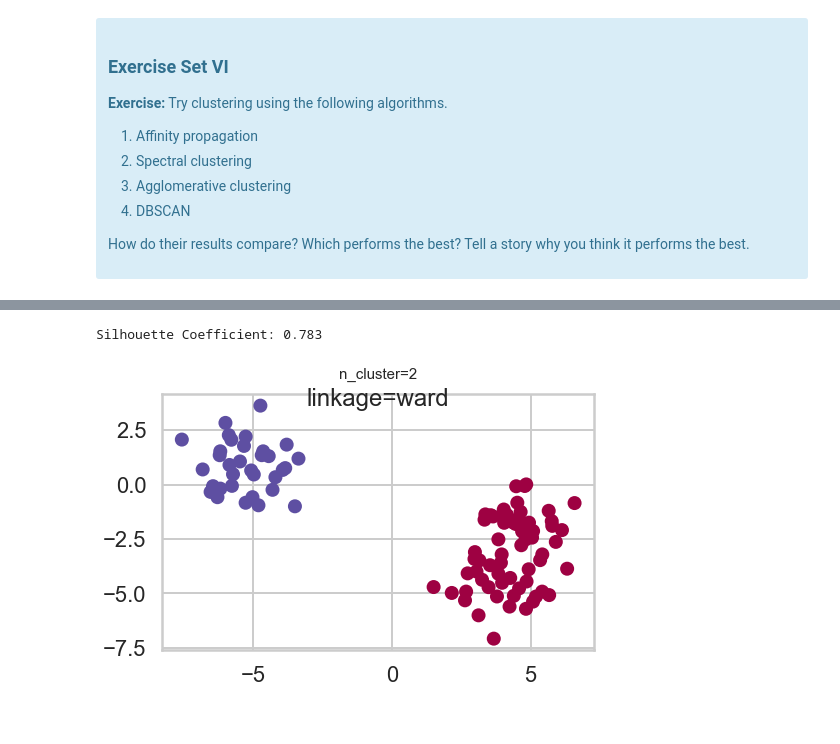
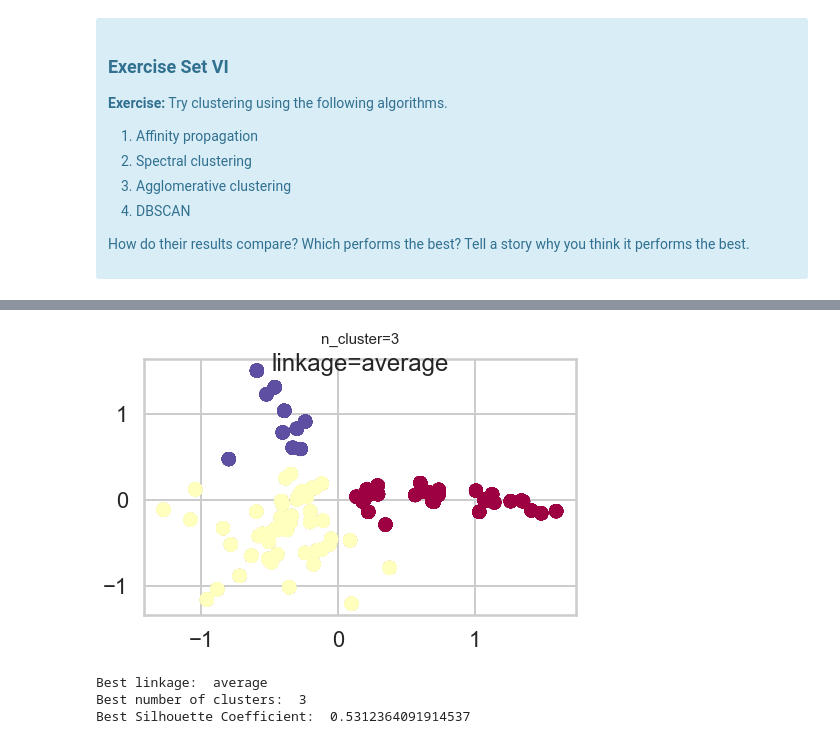
Before and after one commit to nicholehartz/Clustering-Case-Study, a Jupyter notebook: Clustering Case Study - Customer Segmentation with K-Means - Tier 3.ipynb, the cells around one changed output, grey strips where cells are left out. Drawn from its saved outputs; the diff is of its cells as text; code cells hidden in the pictures.

```diff
--- a/Clustering Case Study - Customer Segmentation with K-Means - Tier 3.ipynb
+++ b/Clustering Case Study - Customer Segmentation with K-Means - Tier 3.ipynb
@@ -659,21 +697,37 @@ Silhouette Coefficient: 0.210
 # %%
 # AgglomerativeClustering
 from sklearn.cluster import AgglomerativeClustering
 
-for n_clusters in range(2,3):
-    linkage= 'ward'
-    model = AgglomerativeClustering(n_clusters=n_clusters)
-    model.fit(X)
-    labels = model.labels_
-    print("Silhouette Coefficient: %0.3f"
-          % metrics.silhouette_score(X, labels))
-    plt.scatter(X[:, 0], X[:, 1], c=model.labels_, cmap=plt.get_cmap('Spectral'))
-    plt.title('linkage=%s' % (linkage), fontdict=dict(verticalalignment='top'))
-    plt.subplots_adjust(bottom=0, top=.89, wspace=0, left=0, right=1)
-    plt.suptitle('n_cluster=%i' % (n_clusters), size=15)
+# Set best variables
+bestSilhouetteScore = 0
+bestn_clusters = 0
+bestLinkage = ''
 
+# Find the best (highest Silouette Coefficient) parameters and plot the best model for Agglomerative Clustering
+for n_clusters in range(2,11):
+    for index, linkage in enumerate(('average', 'complete', 'ward','single')):
+        model = AgglomerativeClustering(n_clusters=n_clusters)
+        model.fit(X)
+        labels = model.labels_
+        SilhouetteScore = metrics.silhouette_score(X, labels)
+        if SilhouetteScore > bestSilhouetteScore:
+            bestSilhouetteScore = SilhouetteScore
+            bestn_clusters = n_clusters
+            bestLinkage = linkage
+            bestLabels = model.labels_
+        plt.scatter(X[:, 0], X[:, 1], c=bestLabels, cmap=plt.get_cmap('Spectral'))
+        plt.title('linkage=%s' % (bestLinkage), fontdict=dict(verticalalignment='top'))
+        plt.subplots_adjust(bottom=0, top=.89, wspace=0, left=0, right=1)
+        plt.suptitle('n_cluster=%i' % (bestn_clusters), size=15)
 plt.show()
+
+# Print the best parameter results for Agglomerative Clustering
+print('Best linkage: ', bestLinkage)
+print('Best number of clusters: ', bestn_clusters)
+print('Best Silhouette Coefficient: ', bestSilhouetteScore)
 # %% [output]
+[figure, new version]
-Silhouette Coefficient: 0.783
+Best linkage:  average
+Best number of clusters:  3
+Best Silhouette Coefficient:  0.5312364091914537
-[figure, old version]
 # %%
```
Also changed, not shown: parts of 8 cells of this notebook.
